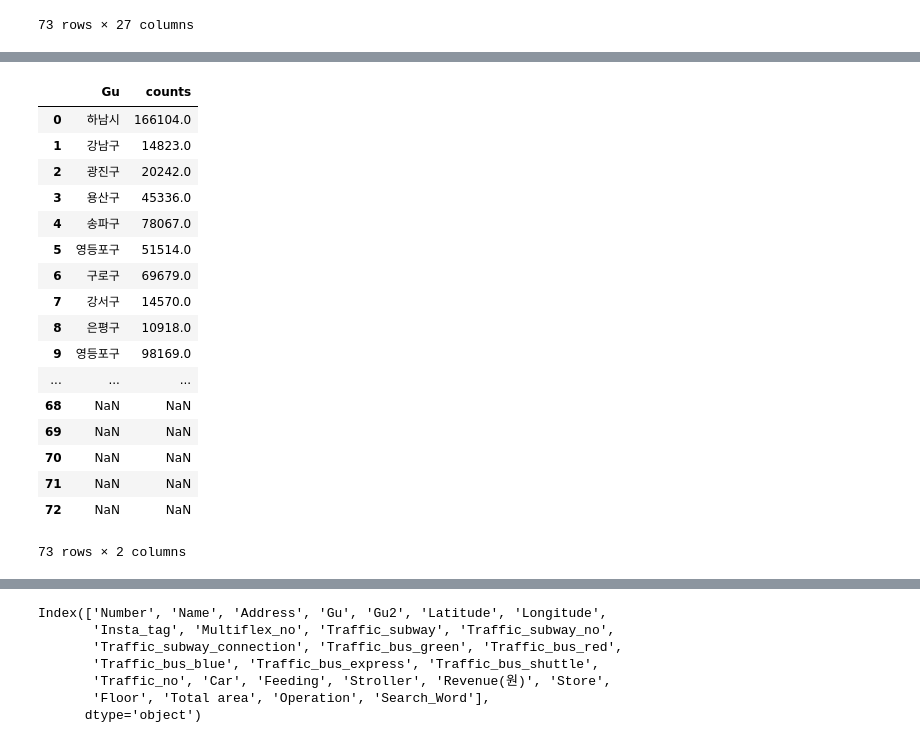
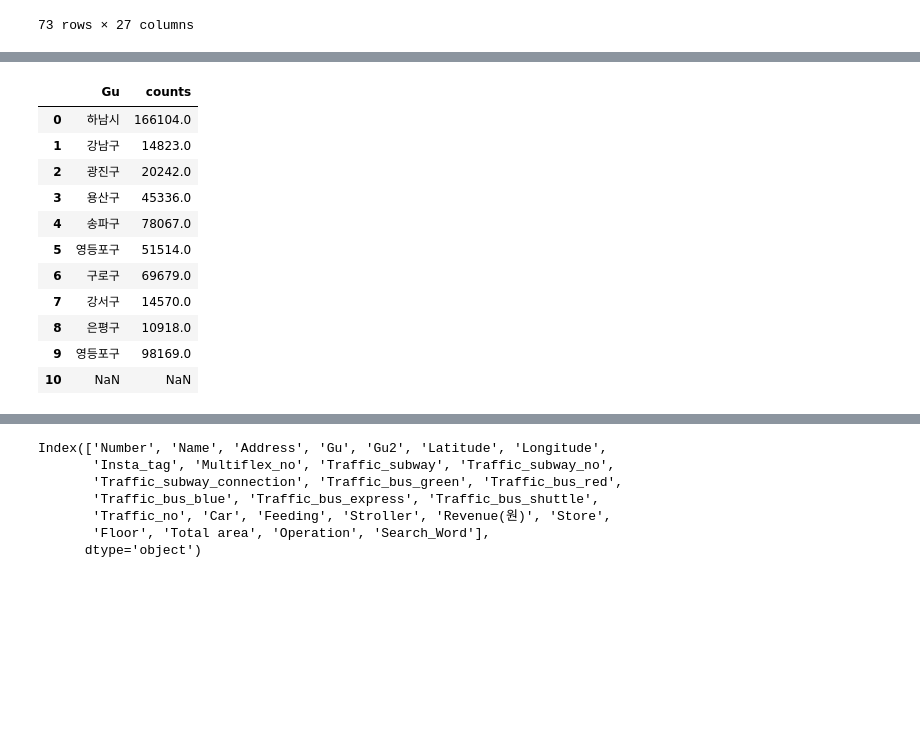
Before and after one commit to YoonkyungKim/multiplex, a Jupyter notebook: M3_visualize_insta_multi.ipynb, the cells around one changed output, grey strips where cells are left out. Cells and saved outputs as stored; diff of their text form; code cells hidden in the pictures; blank space fills up the shorter version.

```diff
--- a/M3_visualize_insta_multi.ipynb
+++ b/M3_visualize_insta_multi.ipynb
@@ -48,27 +62,23 @@ map
 # %% [output]
 [interactive output not drawn]
 # %%
+# 인스타태그량을 대형몰이 위치한 구에 색깔 진하기-연하기로 표시
+# 없는 곳은 기본 색(제일 옅은 색)
 guDat = pd.DataFrame({'Gu':test['Gu'], 'counts':test['Insta_tag']})
-guDat
+guDat.head(11)
 # %% [output]
 |  | Gu | counts |
 | 0 | 하남시 | 166104.0 |
 | 1 | 강남구 | 14823.0 |
 | 2 | 광진구 | 20242.0 |
 | 3 | 용산구 | 45336.0 |
 | 4 | 송파구 | 78067.0 |
 | 5 | 영등포구 | 51514.0 |
 | 6 | 구로구 | 69679.0 |
 | 7 | 강서구 | 14570.0 |
 | 8 | 은평구 | 10918.0 |
 | 9 | 영등포구 | 98169.0 |
-| ... | ... | ... |
-| 68 | NaN | NaN |
-| 69 | NaN | NaN |
-| 70 | NaN | NaN |
-| 71 | NaN | NaN |
-| 72 | NaN | NaN |
+| 10 | NaN | NaN |
-73 rows × 2 columns
 # %%
 geo_str
 # %% [output]
```
Also changed, not shown: parts of 23 cells of this notebook.
